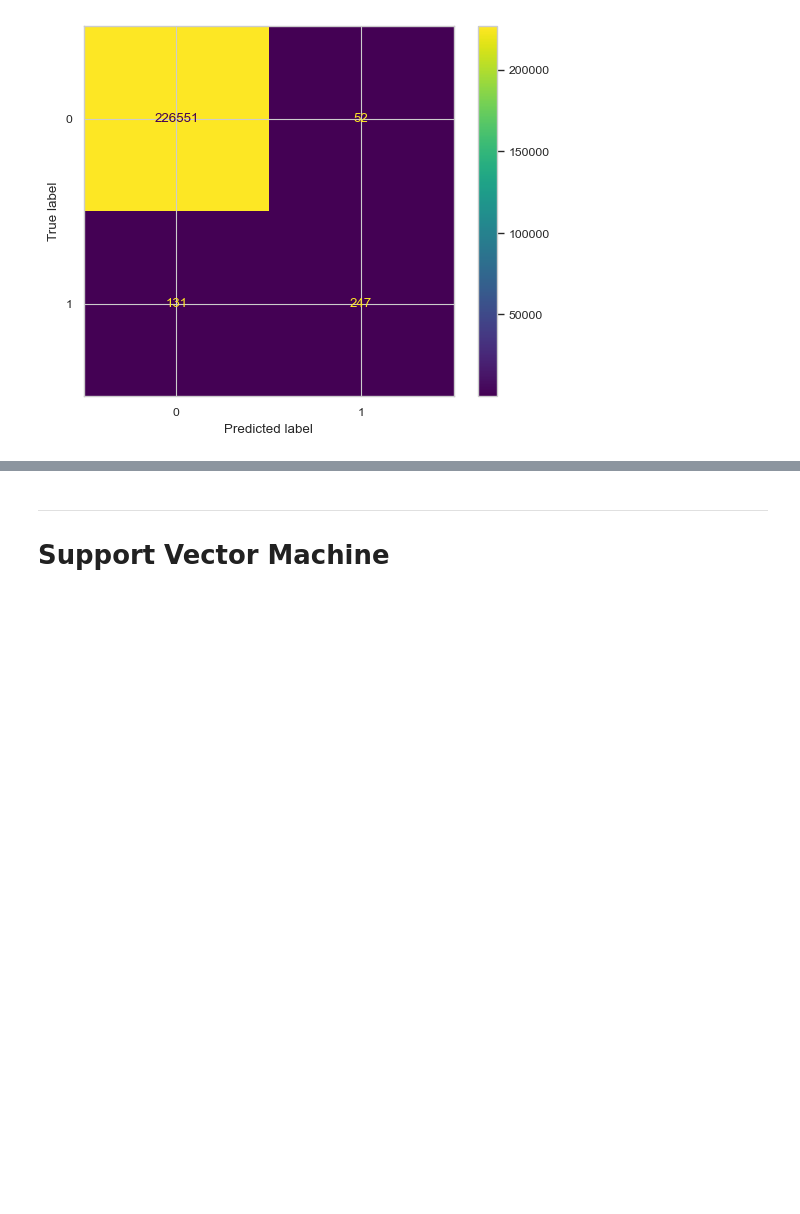
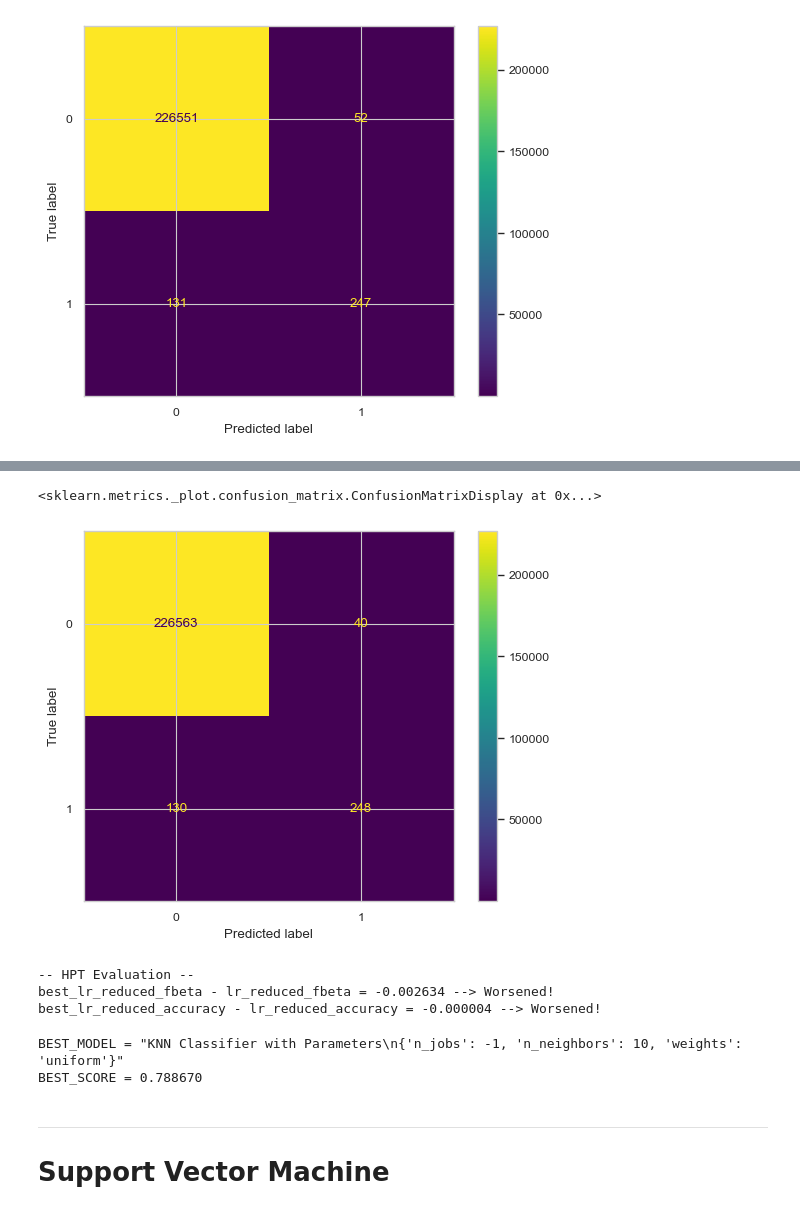
Before and after one commit to WildCodeWolf/Your-Data-Is-Mine, a Jupyter notebook: creditcard-ml.ipynb, the cells around one changed output, grey strips where cells are left out. Cells and saved outputs as stored; diff of their text form; code cells hidden in the pictures; blank space fills up the shorter version.

Commit message:
added logistic regression and svm hyperparameter tuning

```diff
--- a/creditcard-ml.ipynb
+++ b/creditcard-ml.ipynb
@@ -545,0 +580,3 @@ ConfusionMatrixDisplay.from_predictions(y_true, lr_pred)
+# %%
+beta = 10
+f10_scorer = make_scorer(fbeta_score, beta=beta)
@@ -545,0 +586,17 @@ ConfusionMatrixDisplay.from_predictions(y_true, lr_pred)
+# %%
+lr_param_grid = {
+    'penalty': ['l2', None],
+    'tol': [1.e-4, 1.e-5, 1.e-6],
+    'C': [0.4 + 0.2*n for n in range(6)],
+    'fit_intercept': [True, False],
+    'max_iter': [1500],
+    'n_jobs': [-1],
+    'random_state': [404],
+}
+lr_grid_search = GridSearchCV(
+    estimator=LogisticRegression(),
+    param_grid=lr_param_grid,
+    refit=True,
+    verbose=3,
+    scoring=f10_scorer
+).fit(X_train_reduced_scaled, y_train)
@@ -545,0 +621,11 @@ ConfusionMatrixDisplay.from_predictions(y_true, lr_pred)
+# %%
+print('-- Training Results --')
+print(f'{lr_grid_search.best_params_ = }')
+print(f'{lr_grid_search.best_score_ = }\n')
+
+print('-- Testing Results --')
+best_lr_reduced_pred = lr_grid_search.predict(X_test_reduced_scaled)
+
+print(f'{(best_lr_reduced_accuracy := accuracy_score(y_true, best_lr_reduced_pred)) = }')
+print(f'{(best_lr_reduced_fbeta := fbeta_score(y_true, best_lr_reduced_pred, beta=beta)) = }\n')
+print(classification_report(y_true, best_lr_reduced_pred))
@@ -546,3 +649,27 @@ ConfusionMatrixDisplay.from_predictions(y_true, lr_pred)
+# %%
+ConfusionMatrixDisplay.from_predictions(y_true, best_lr_reduced_pred)
+# %% [output]
+<sklearn.metrics._plot.confusion_matrix.ConfusionMatrixDisplay at 0x...>
+[figure, added]
+# %%
+print('-- HPT Evaluation --')
+print(f'{best_lr_reduced_fbeta - lr_reduced_fbeta = :.6f}', end='')
+print(' --> Improvement!') if best_lr_reduced_fbeta > lr_reduced_fbeta else print(' --> Worsened!')
+print(f'{best_lr_reduced_accuracy - lr_reduced_accuracy = :.6f}', end='')
+print(' --> Improvement!') if best_lr_reduced_accuracy > lr_reduced_accuracy else print(' --> Worsened!')
+# %% [output]
+-- HPT Evaluation --
+best_lr_reduced_fbeta - lr_reduced_fbeta = -0.002634 --> Worsened!
+best_lr_reduced_accuracy - lr_reduced_accuracy = -0.000004 --> Worsened!
+# %%
+if best_lr_reduced_fbeta > BEST_SCORE:
+    BEST_MODEL = f'Logistic Regression with Parameters\n{lr_grid_search.best_params_}'
+    BEST_SCORE = best_lr_reduced_fbeta
+
+print(f'{BEST_MODEL = }\n{BEST_SCORE = :.6f}')
+# %% [output]
+BEST_MODEL = "KNN Classifier with Parameters\n{'n_jobs': -1, 'n_neighbors': 10, 'weights': 'uniform'}"
+BEST_SCORE = 0.788670
 # %% [markdown]
 --------------------------------------------------------------------------------
 
```
Also changed, not shown: parts of 25 cells of this notebook.
